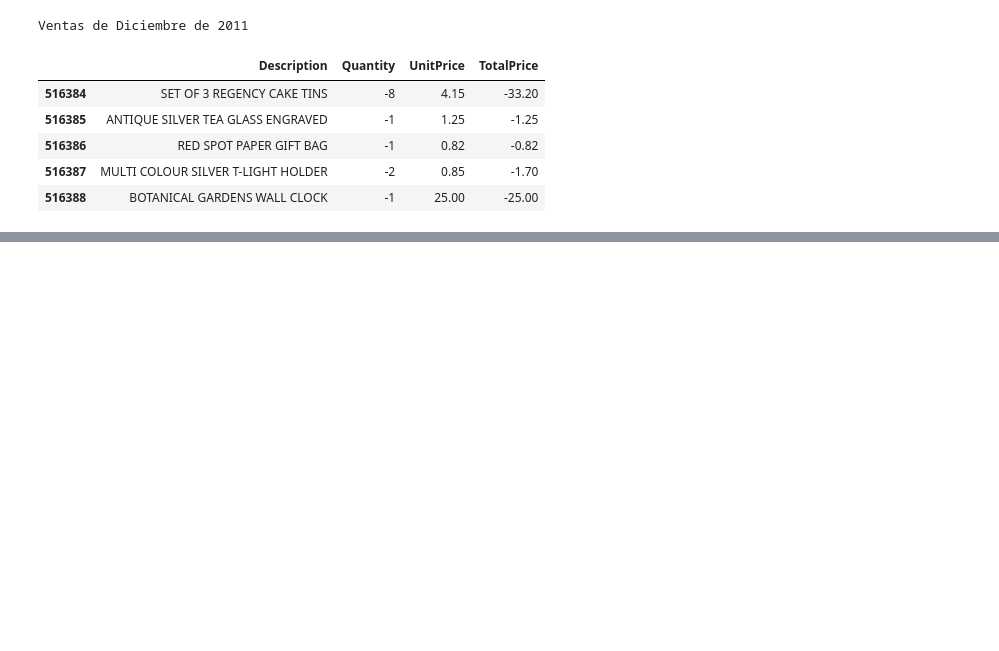
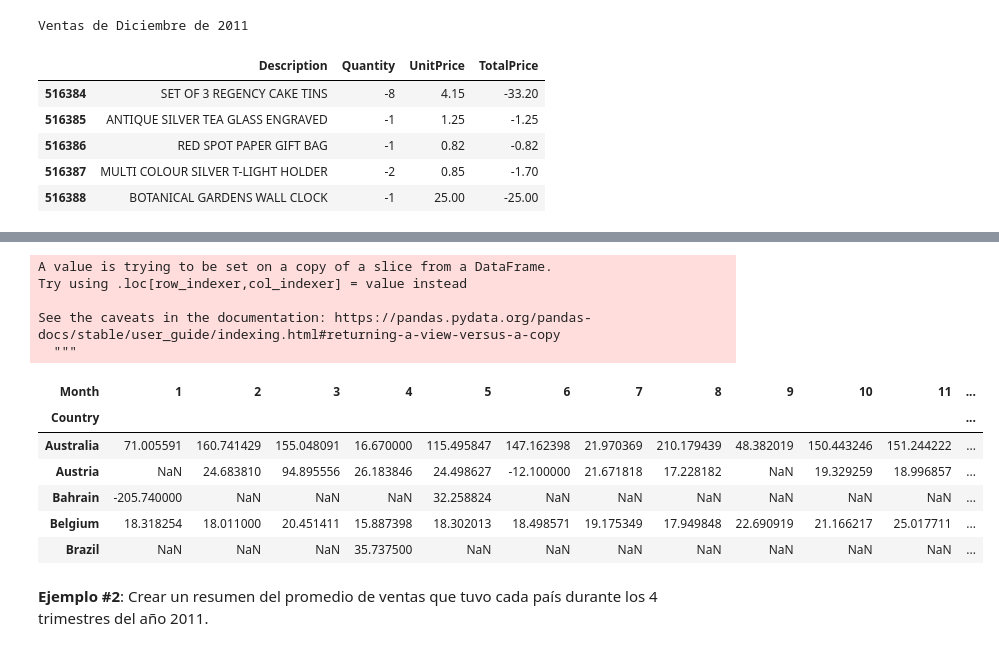
Before and after one commit to pahoalapizco/python_for_data_science, a Jupyter notebook: notebooks/2.0-numpy_pandas_da-pandas.ipynb, the cells around one changed output, grey strips where cells are left out. Drawn from its saved outputs; the diff is of its cells as text; code cells hidden in the pictures; blank space fills up the shorter version.

Commit message:
:sparkles: Pandas - Pivot Table

```diff
--- a/notebooks/2.0-numpy_pandas_da-pandas.ipynb
+++ b/notebooks/2.0-numpy_pandas_da-pandas.ipynb
@@ -714,0 +736,31 @@ Ventas de Diciembre de 2011
+# %%
+# Creamos una copia del DataFrame original
+sales_2011 = retail_df.loc[retail_df["InvoiceDate"].dt.year == 2011, ::]
+
+# Creamos la columna "Year" donde guardaremos la extracción de año a partir del "InvoiceDate"
+sales_2011["Month"] = sales_2011["InvoiceDate"].dt.month
+
+# Hacemos un pivot table
+sales_by_year = sales_2011.pivot_table(
+  values="TotalPrice",
+  index="Country",
+  columns="Month",
+  aggfunc="mean"
+)
+
+sales_by_year.head()
+# %% [output]
+A value is trying to be set on a copy of a slice from a DataFrame.
+Try using .loc[row_indexer,col_indexer] = value instead
+
+See the caveats in the documentation: https://pandas.pydata.org/pandas-docs/stable/user_guide/indexing.html#returning-a-view-versus-a-copy
+  """
+| Month | 1 | 2 | 3 | 4 | 5 | 6 | 7 | 8 | 9 | 10 | 11 | ... |
+| Country |  |  |  |  |  |  |  |  |  |  |  | ... |
+| Australia | 71.005591 | 160.741429 | 155.048091 | 16.670000 | 115.495847 | 147.162398 | 21.970369 | 210.179439 | 48.382019 | 150.443246 | 151.244222 | ... |
+| Austria | NaN | 24.683810 | 94.895556 | 26.183846 | 24.498627 | -12.100000 | 21.671818 | 17.228182 | NaN | 19.329259 | 18.996857 | ... |
+| Bahrain | -205.740000 | NaN | NaN | NaN | 32.258824 | NaN | NaN | NaN | NaN | NaN | NaN | ... |
+| Belgium | 18.318254 | 18.011000 | 20.451411 | 15.887398 | 18.302013 | 18.498571 | 19.175349 | 17.949848 | 22.690919 | 21.166217 | 25.017711 | ... |
+| Brazil | NaN | NaN | NaN | 35.737500 | NaN | NaN | NaN | NaN | NaN | NaN | NaN | ... |
+# %% [markdown]
+**Ejemplo #2**: Crear un resumen del promedio de ventas que tuvo cada país durante los 4 trimestres del año 2011.
```
Also changed, not shown: parts of 6 cells of this notebook.
